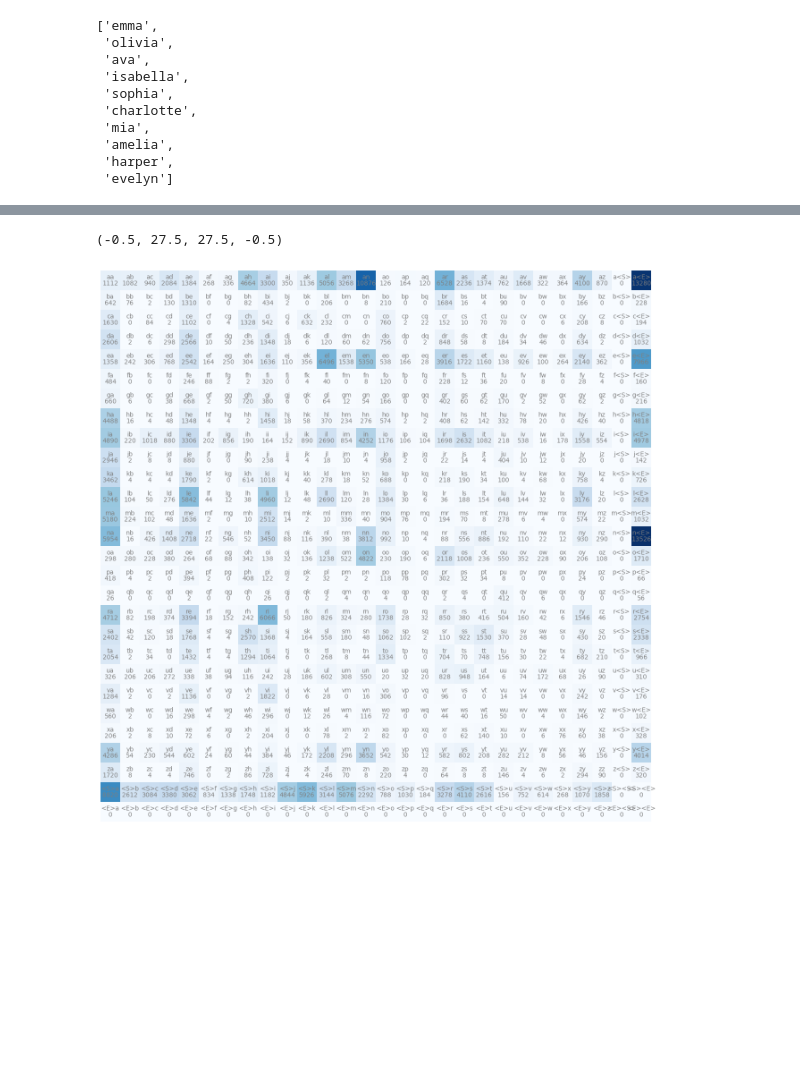
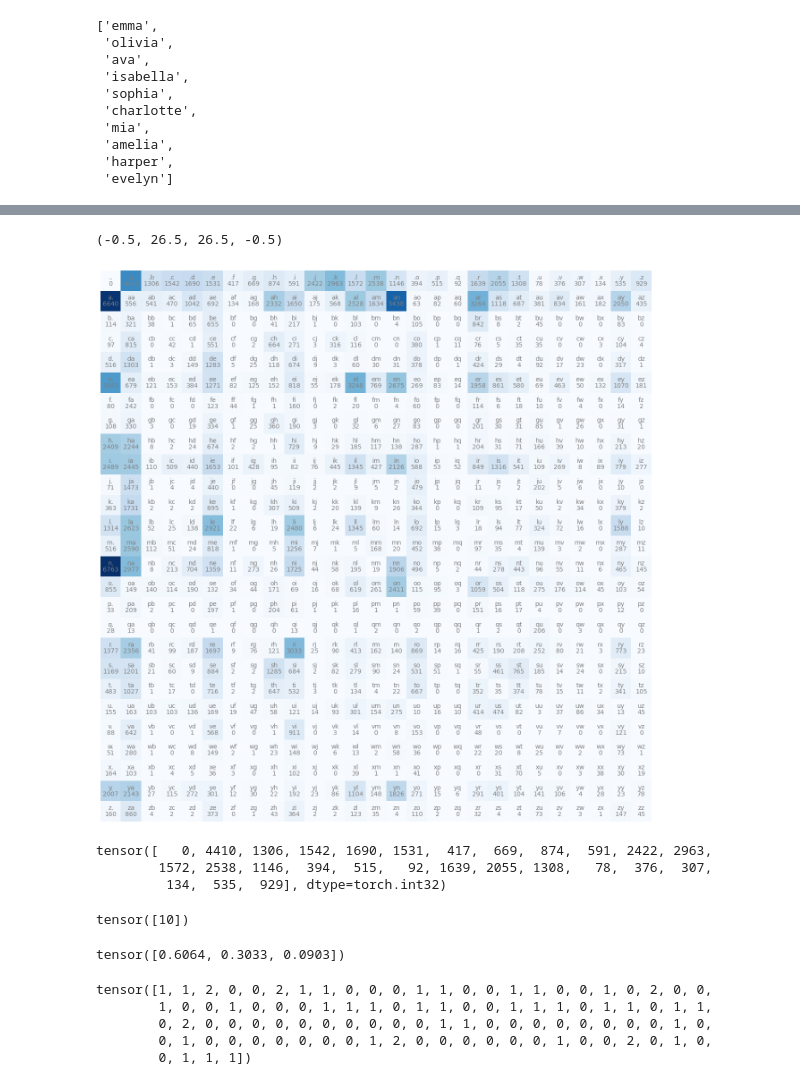
Before and after one commit to anshgandhi17/andrej-karpathy-yt, a Jupyter notebook: make-more/make-more.ipynb, the cells around one changed output, grey strips where cells are left out. Saved outputs shown, nothing was run; the diff lists cells and outputs as text; code cells hidden in the pictures; blank space fills up the shorter version.

```diff
--- a/make-more/make-more.ipynb
+++ b/make-more/make-more.ipynb
@@ -15,13 +15,15 @@ words[0:10]
 # %%
 import torch
 
-N = torch.zeros((28,28), dtype=torch.int32)
+N = torch.zeros((27,27), dtype=torch.int32)
 
 chars = sorted(list(set(''.join(words)))) #  join - concatenates all names/words
 # set - set of letters - no duplicates
 # list - because we want a list
 # sorted - for better comprehension
 
-stoi = {s:i for i,s in enumerate(chars)} #string to integer mapping
-stoi['<S>'] = 26
-stoi['<E>'] = 27
+stoi = {s:i+1 for i,s in enumerate(chars)} #string to integer mapping
+stoi['.'] = 0
+itos = {i:s for s,i in stoi.items()}
+itos
+stoi
@@ -34,7 +54,7 @@ for w in words:
     # name is the entire name, name[1:] is the remainder of the string,
     # ch1,ch2 are the 2 iterators over them respectively
 
-    chs = ['<S>'] + list(w) + ['<E>'] # assigning special start and end token
+    chs = ['.'] + list(w) + ['.'] # assigning special start and end token
     # wrapping the characters in the given name in a list
     for ch1,ch2 in zip(chs,chs[1:]):
          ix1 = stoi[ch1] #integer mapping for first character
@@ -130,19 +90,25 @@ tensor([[ 556,  541,  470, 1042,  692,  134,  168, 2332, 1650,  175,  568, 2528,
 # %%
 import matplotlib.pyplot as plt
 %matplotlib inline
 
 plt.figure(figsize=(16,16))
 plt.imshow(N,cmap='Blues')
 # bi-gram with frequencies of how many combinations are seen
 # code change from og vid N[i][j].item() instead of just N[i][j]
 # N[i][j] written tensor in front for each value
-for i in range(28):
-    for j in range(28):
+for i in range(27):
+    for j in range(27):
         chstr = itos[i] + itos[j] # character pairing string
         plt.text(j,i,chstr,ha="center",va="bottom",color='gray')
         plt.text(j,i,N[i][j].item(),ha="center",va="top",color='gray')
 
 plt.axis('off')
 # %% [output]
-(-0.5, 27.5, 27.5, -0.5)
+(-0.5, 26.5, 26.5, -0.5)
-[figure, old version]
+[figure, new version]
+# %%
+N[0]
+# %% [output]
+tensor([   0, 4410, 1306, 1542, 1690, 1531,  417,  669,  874,  591, 2422, 2963,
+        1572, 2538, 1146,  394,  515,   92, 1639, 2055, 1308,   78,  376,  307,
+         134,  535,  929], dtype=torch.int32)
@@ -148,0 +120,26 @@ plt.axis('off')
+# %%
+g  = torch.Generator().manual_seed(2147483647)
+ix = torch.multinomial(p,num_samples=1,replacement=True,generator=g)
+ix
+# %% [output]
+tensor([10])
+# %%
+# torch multinomial --> we give it probabilites and it retruns ints that
+
+g  = torch.Generator().manual_seed(2147483647)
+
+p = torch.rand(3,generator=g) # creates 3 random numbers, uses the g as the random object
+p = p/p.sum()
+p
+# the probabilites seen here correspond to the the sample drawn below
+# 0 has about 60% prob, 1 around 30% and 2 around 10%
+# %% [output]
+tensor([0.6064, 0.3033, 0.0903])
+# %%
+torch.multinomial(p,num_samples=100,replacement=True,generator=g)
+# %% [output]
+tensor([1, 1, 2, 0, 0, 2, 1, 1, 0, 0, 0, 1, 1, 0, 0, 1, 1, 0, 0, 1, 0, 2, 0, 0,
+        1, 0, 0, 1, 0, 0, 0, 1, 1, 1, 0, 1, 1, 0, 0, 1, 1, 1, 0, 1, 1, 0, 1, 1,
+        0, 2, 0, 0, 0, 0, 0, 0, 0, 0, 0, 0, 1, 1, 0, 0, 0, 0, 0, 0, 0, 0, 1, 0,
+        0, 1, 0, 0, 0, 0, 0, 0, 0, 1, 2, 0, 0, 0, 0, 0, 0, 1, 0, 0, 2, 0, 1, 0,
+        0, 1, 1, 1])
```
Also changed, not shown: parts of 6 cells of this notebook.
